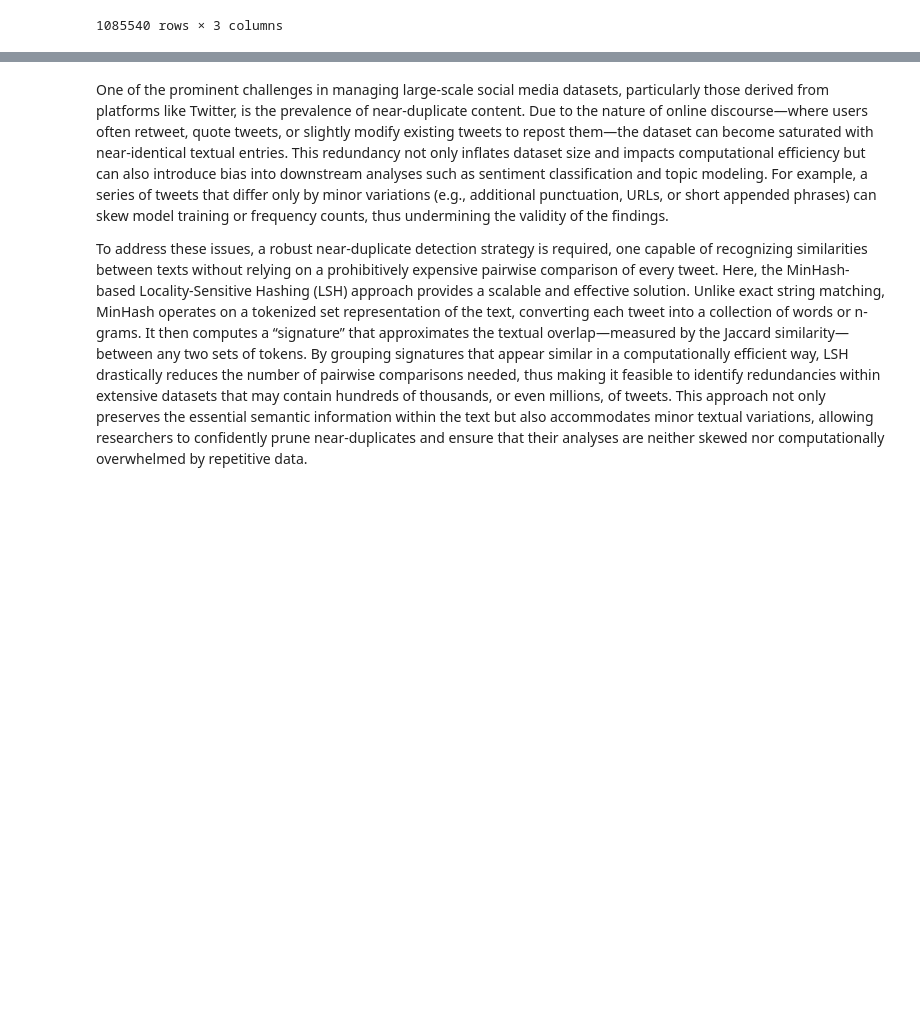
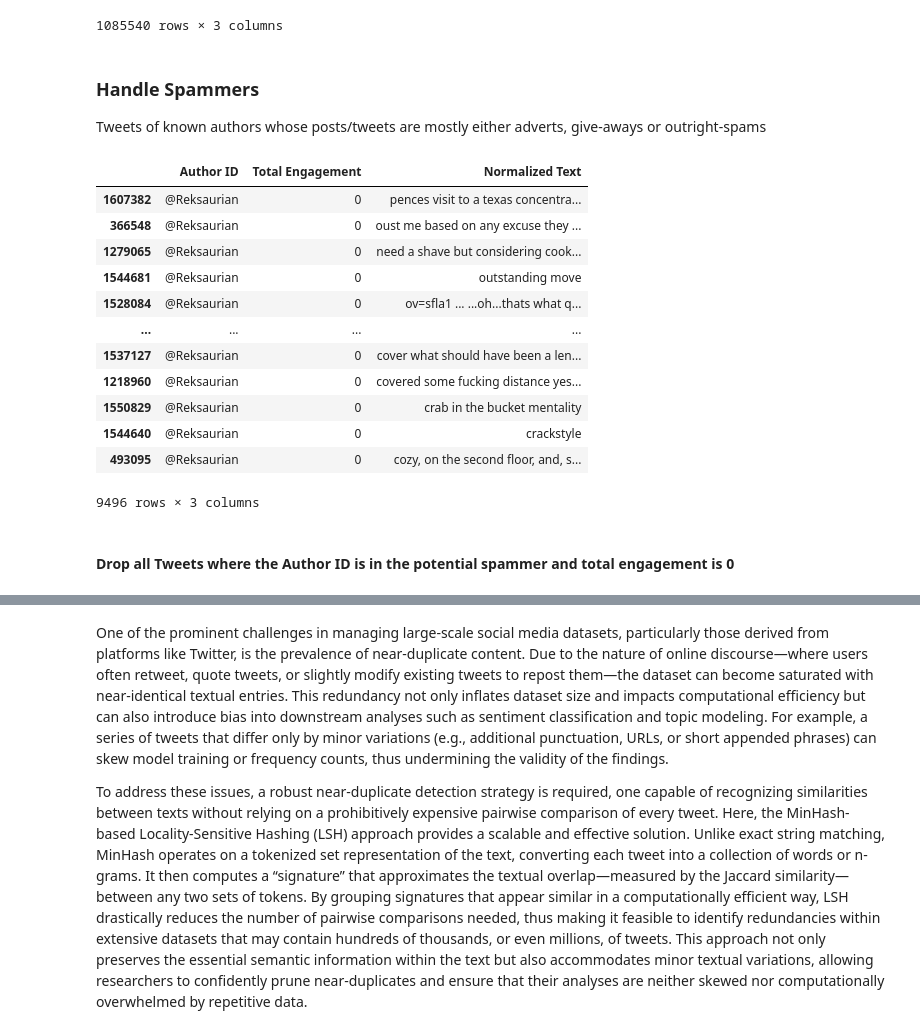
Before and after one commit to engnr-a/am_trend_analysis_data_cleaning_and_analysis, a Jupyter notebook: am_sma_data_cleaning/raw_data_cleaning.ipynb, the cells around one changed output, grey strips where cells are left out. Saved outputs shown, nothing was run; the diff lists cells and outputs as text; code cells hidden in the pictures; blank space fills up the shorter version.

```diff
--- a/am_sma_data_cleaning/raw_data_cleaning.ipynb
+++ b/am_sma_data_cleaning/raw_data_cleaning.ipynb
@@ -396,0 +389,27 @@ df_selected
+# %% [markdown]
+### Handle Spammers
+Tweets of known authors whose posts/tweets are mostly either adverts, give-aways or outright-spams
+# %%
+spammer_list = ["@zeppy_3dprint", "@bubbleistrouble", "@Reksaurian", "@joeltelling", "@PECHOLATATV"]
+#confirmed_spammer_list = ["@bubbleistrouble", "@Reksaurian", "@PECHOLATATV"]
+# Filter for rows where "Author ID" is in spammer_list and "Total Engagement" equals 0
+spammer_tweets = (df_selected[
+    (df_selected["Author ID"].isin(spammer_list)) &
+    (df_selected["Total Engagement"] == 0)
+])
+
+spammer_tweets
+# %% [output]
+|  | Author ID | Total Engagement | Normalized Text |
+| 1607382 | @Reksaurian | 0 | pences visit to a texas concentra... |
+| 366548 | @Reksaurian | 0 | oust me based on any excuse they ... |
+| 1279065 | @Reksaurian | 0 | need a shave but considering cook... |
+| 1544681 | @Reksaurian | 0 | outstanding move |
+| 1528084 | @Reksaurian | 0 | ov=sfla1 ... ...oh...thats what q... |
+| ... | ... | ... | ... |
+| 1537127 | @Reksaurian | 0 | cover what should have been a len... |
+| 1218960 | @Reksaurian | 0 | covered some fucking distance yes... |
+| 1550829 | @Reksaurian | 0 | crab in the bucket mentality |
+| 1544640 | @Reksaurian | 0 | crackstyle |
+| 493095 | @Reksaurian | 0 | cozy, on the second floor, and, s... |
+9496 rows × 3 columns
@@ -396,0 +421,2 @@ df_selected
+# %% [markdown]
+#### Drop all Tweets where the Author ID is in the potential spammer and total engagement is 0
```
Also changed, not shown: parts of 24 cells of this notebook, 7 other files.
